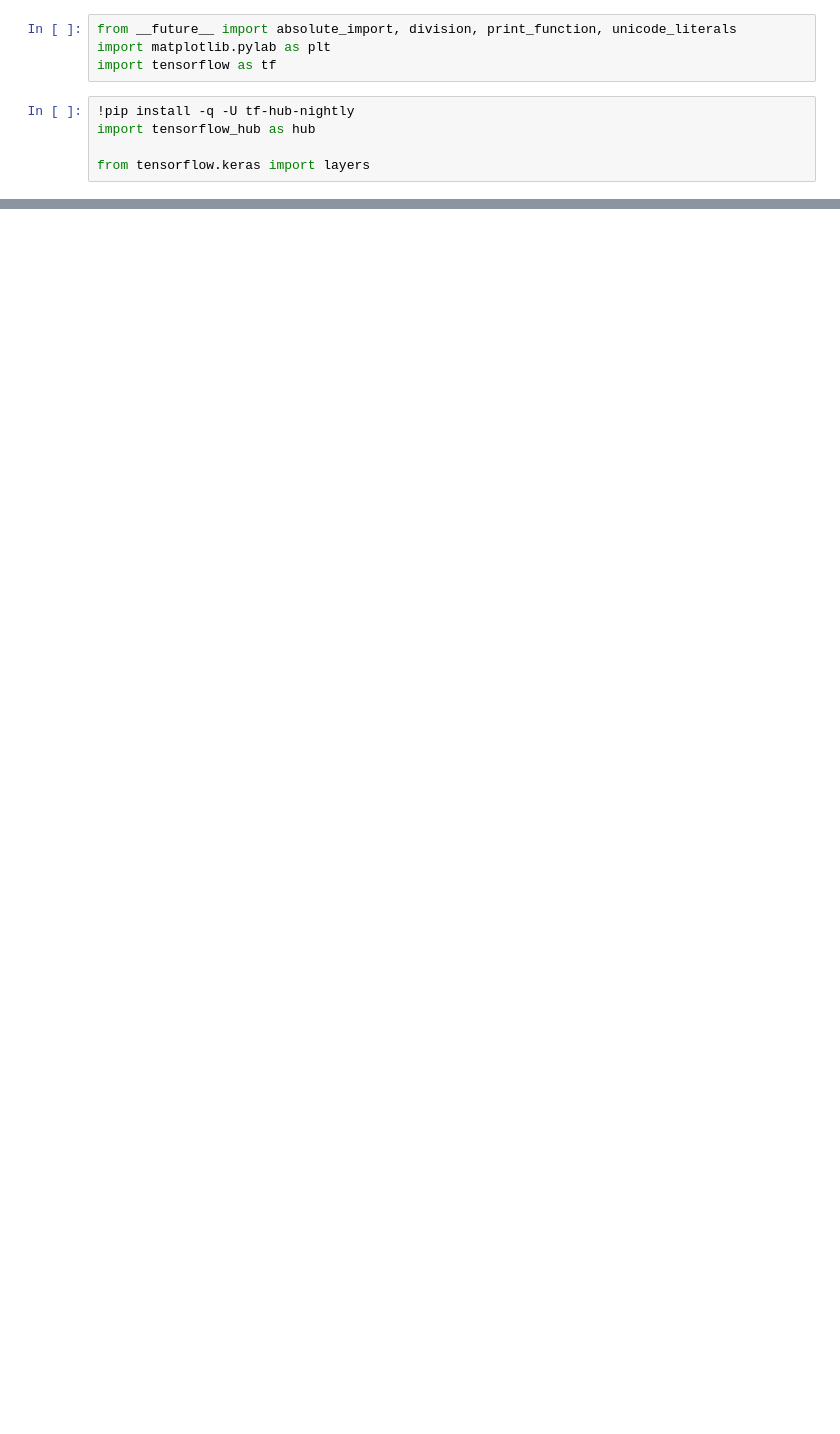
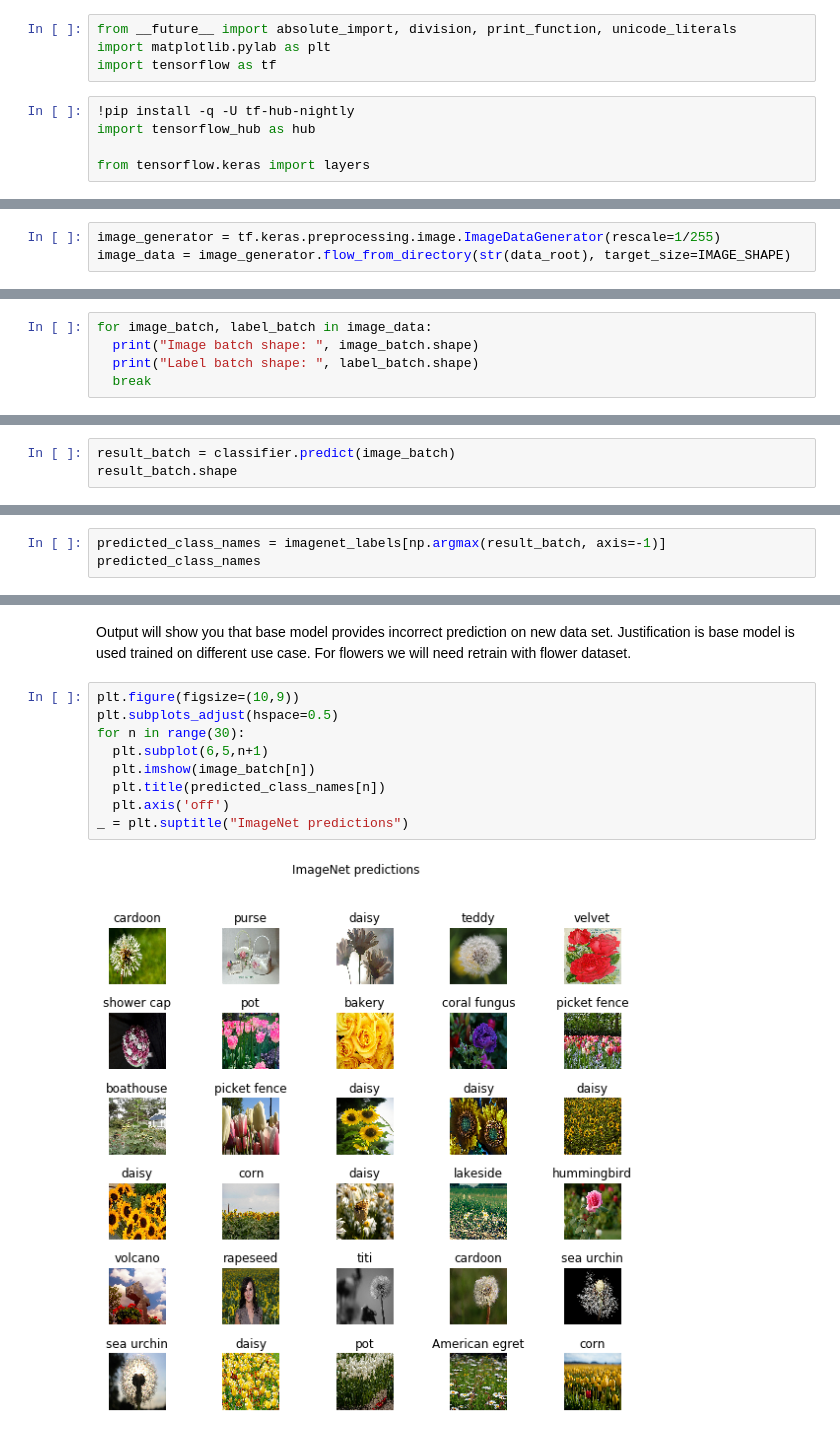
Before and after one commit to pradeepprasad/Machine_Learning_Workspace, a Jupyter notebook: Transfer_Learning_0_1.ipynb, the cells around one changed output, grey strips where cells are left out. Cells and saved outputs as stored; diff of their text form; blank space fills up the shorter version.

```diff
--- a/Transfer_Learning_0_1.ipynb
+++ b/Transfer_Learning_0_1.ipynb
@@ -11,0 +86,3 @@ from tensorflow.keras import layers
+# %%
+image_generator = tf.keras.preprocessing.image.ImageDataGenerator(rescale=1/255)
+image_data = image_generator.flow_from_directory(str(data_root), target_size=IMAGE_SHAPE)
@@ -11,0 +91,5 @@ from tensorflow.keras import layers
+# %%
+for image_batch, label_batch in image_data:
+  print("Image batch shape: ", image_batch.shape)
+  print("Label batch shape: ", label_batch.shape)
+  break
@@ -11,0 +99,3 @@ from tensorflow.keras import layers
+# %%
+result_batch = classifier.predict(image_batch)
+result_batch.shape
@@ -11,0 +104,3 @@ from tensorflow.keras import layers
+# %%
+predicted_class_names = imagenet_labels[np.argmax(result_batch, axis=-1)]
+predicted_class_names
@@ -11,0 +114,13 @@ from tensorflow.keras import layers
+# %% [markdown]
+Output will show you that base model provides incorrect prediction on new data set. Justification is base model is used trained on different use case. For flowers we will need retrain with flower dataset.
+# %%
+plt.figure(figsize=(10,9))
+plt.subplots_adjust(hspace=0.5)
+for n in range(30):
+  plt.subplot(6,5,n+1)
+  plt.imshow(image_batch[n])
+  plt.title(predicted_class_names[n])
+  plt.axis('off')
+_ = plt.suptitle("ImageNet predictions")
+# %% [output]
+[figure, added]
```
Also changed, not shown: parts of 20 cells of this notebook.
